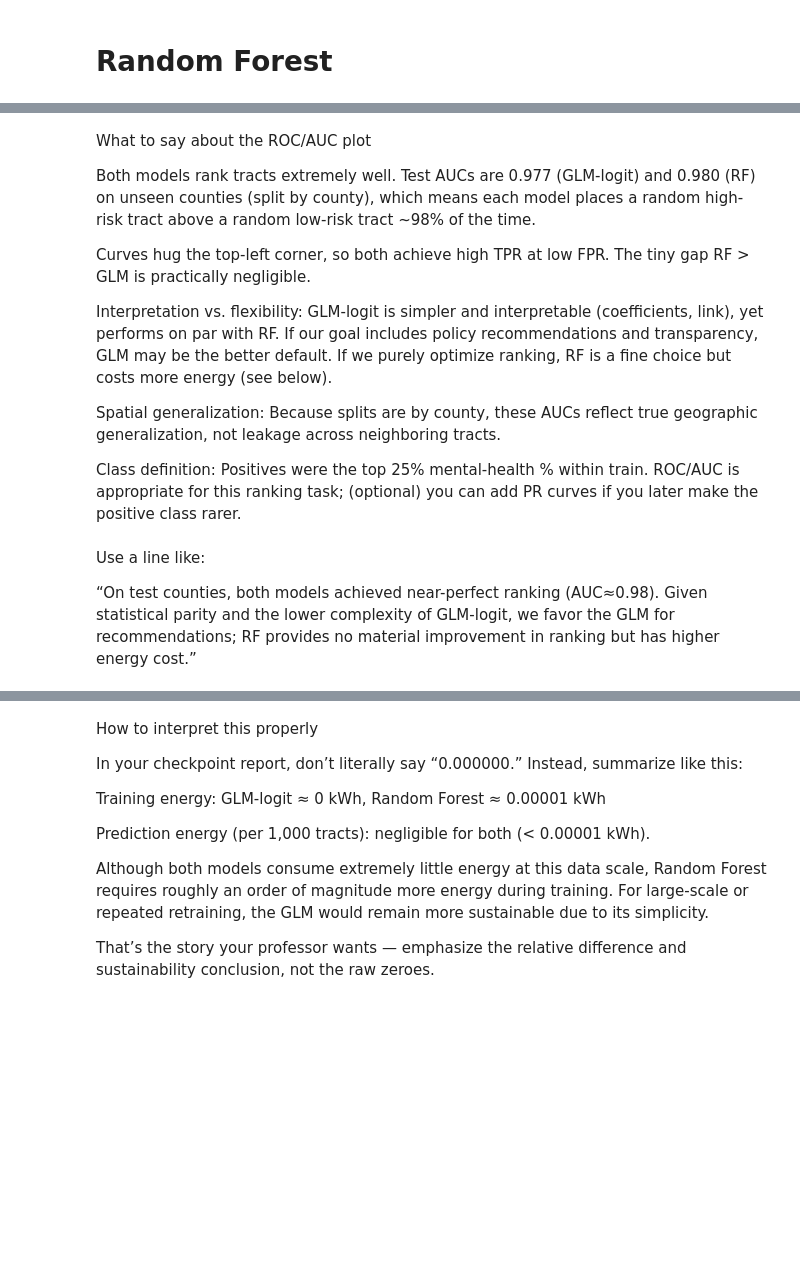
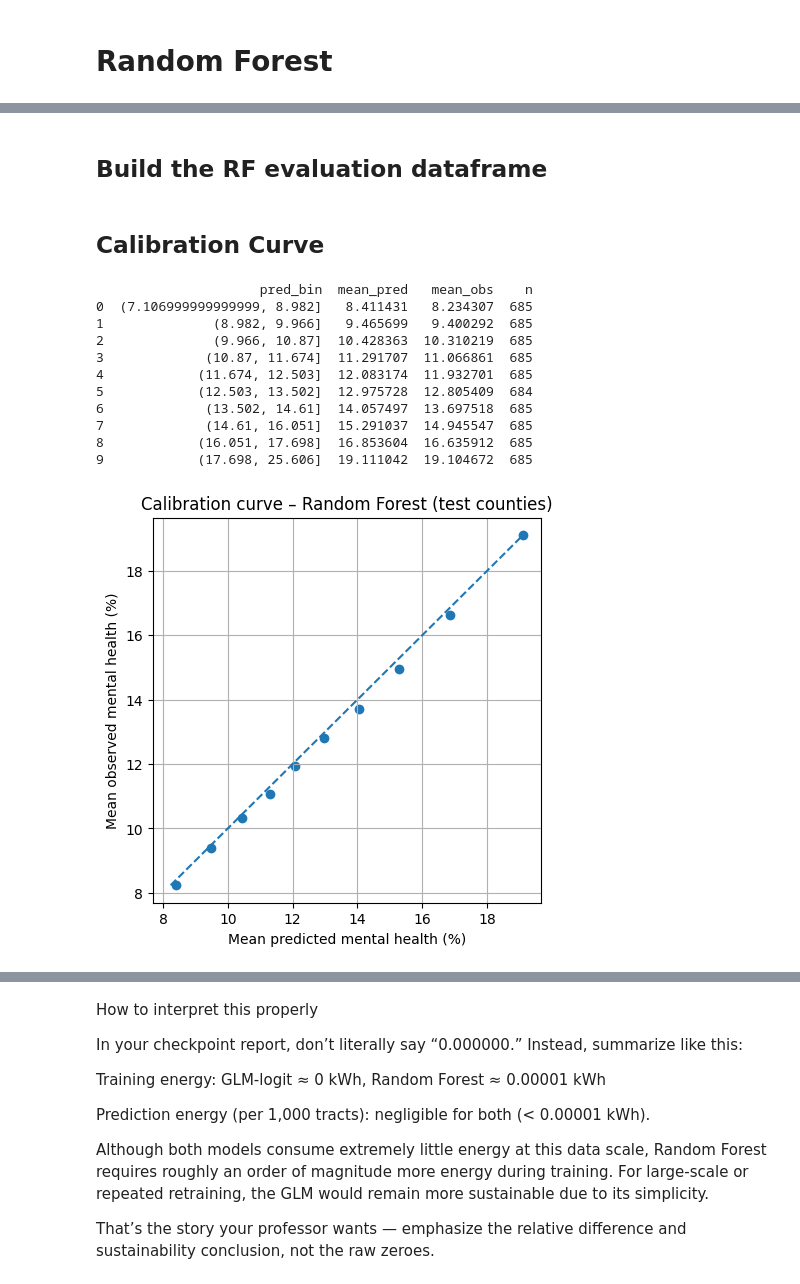
Before and after one commit to swatimisra/SDS336-Project, a Jupyter notebook: FinalRegressionModeling.ipynb, the cells around one changed output, grey strips where cells are left out. Cells and saved outputs as stored; diff of their text form; code cells hidden in the pictures; blank space fills up the shorter version.

```diff
--- a/FinalRegressionModeling.ipynb
+++ b/FinalRegressionModeling.ipynb
@@ -317,16 +499,54 @@ plt.show()
-# %% [markdown]
-What to say about the ROC/AUC plot
-
-Both models rank tracts extremely well. Test AUCs are 0.977 (GLM-logit) and 0.980 (RF) on unseen counties (split by county), which means each model places a random high-risk tract above a random low-risk tract ~98% of the time.
-
-Curves hug the top-left corner, so both achieve high TPR at low FPR. The tiny gap RF > GLM is practically negligible.
-
-Interpretation vs. flexibility: GLM-logit is simpler and interpretable (coefficients, link), yet performs on par with RF. If our goal includes policy recommendations and transparency, GLM may be the better default. If we purely optimize ranking, RF is a fine choice but costs more energy (see below).
-
-Spatial generalization: Because splits are by county, these AUCs reflect true geographic generalization, not leakage across neighboring tracts.
-
-Class definition: Positives were the top 25% mental-health % within train. ROC/AUC is appropriate for this ranking task; (optional) you can add PR curves if you later make the positive class rarer.
-# %% [markdown]
-Use a line like:
-
-“On test counties, both models achieved near-perfect ranking (AUC≈0.98). Given statistical parity and the lower complexity of GLM-logit, we favor the GLM for recommendations; RF provides no material improvement in ranking but has higher energy cost.”
+# %% [markdown]
+## Build the RF  evaluation dataframe
+# %%
+rf_eval = test_df.copy()
+rf_eval["y_true"] = y_test
+rf_eval["y_pred"] = yhat_rf_test
+rf_eval["residual"] = rf_eval["y_true"] - rf_eval["y_pred"]
+# %% [markdown]
+## Calibration Curve
+# %%
+rf_eval["pred_bin"] = pd.qcut(
+    rf_eval["y_pred"],
+    q=10,
+    duplicates="drop"
+)
+
+rf_calib = (
+    rf_eval
+    .groupby("pred_bin")
+    .agg(
+        mean_pred=("y_pred", "mean"),
+        mean_obs=("y_true", "mean"),
+        n=("y_true", "size")
+    )
+    .reset_index()
+)
+
+print(rf_calib)
+
+import matplotlib.pyplot as plt
+
+plt.figure(figsize=(5,5))
+plt.scatter(rf_calib["mean_pred"], rf_calib["mean_obs"])
+min_val = min(rf_calib["mean_pred"].min(), rf_calib["mean_obs"].min())
+max_val = max(rf_calib["mean_pred"].max(), rf_calib["mean_obs"].max())
+plt.plot([min_val, max_val], [min_val, max_val], linestyle="--")
+plt.xlabel("Mean predicted mental health (%)")
+plt.ylabel("Mean observed mental health (%)")
+plt.title("Calibration curve – Random Forest (test counties)")
+plt.grid(True)
+plt.show()
+# %% [output]
+                     pred_bin  mean_pred   mean_obs    n
+0  (7.106999999999999, 8.982]   8.411431   8.234307  685
+1              (8.982, 9.966]   9.465699   9.400292  685
+2              (9.966, 10.87]  10.428363  10.310219  685
+3             (10.87, 11.674]  11.291707  11.066861  685
+4            (11.674, 12.503]  12.083174  11.932701  685
+5            (12.503, 13.502]  12.975728  12.805409  684
+6             (13.502, 14.61]  14.057497  13.697518  685
+7             (14.61, 16.051]  15.291037  14.945547  685
+8            (16.051, 17.698]  16.853604  16.635912  685
+9            (17.698, 25.606]  19.111042  19.104672  685
+[figure, added]
```
Also changed, not shown: parts of 41 cells of this notebook.
